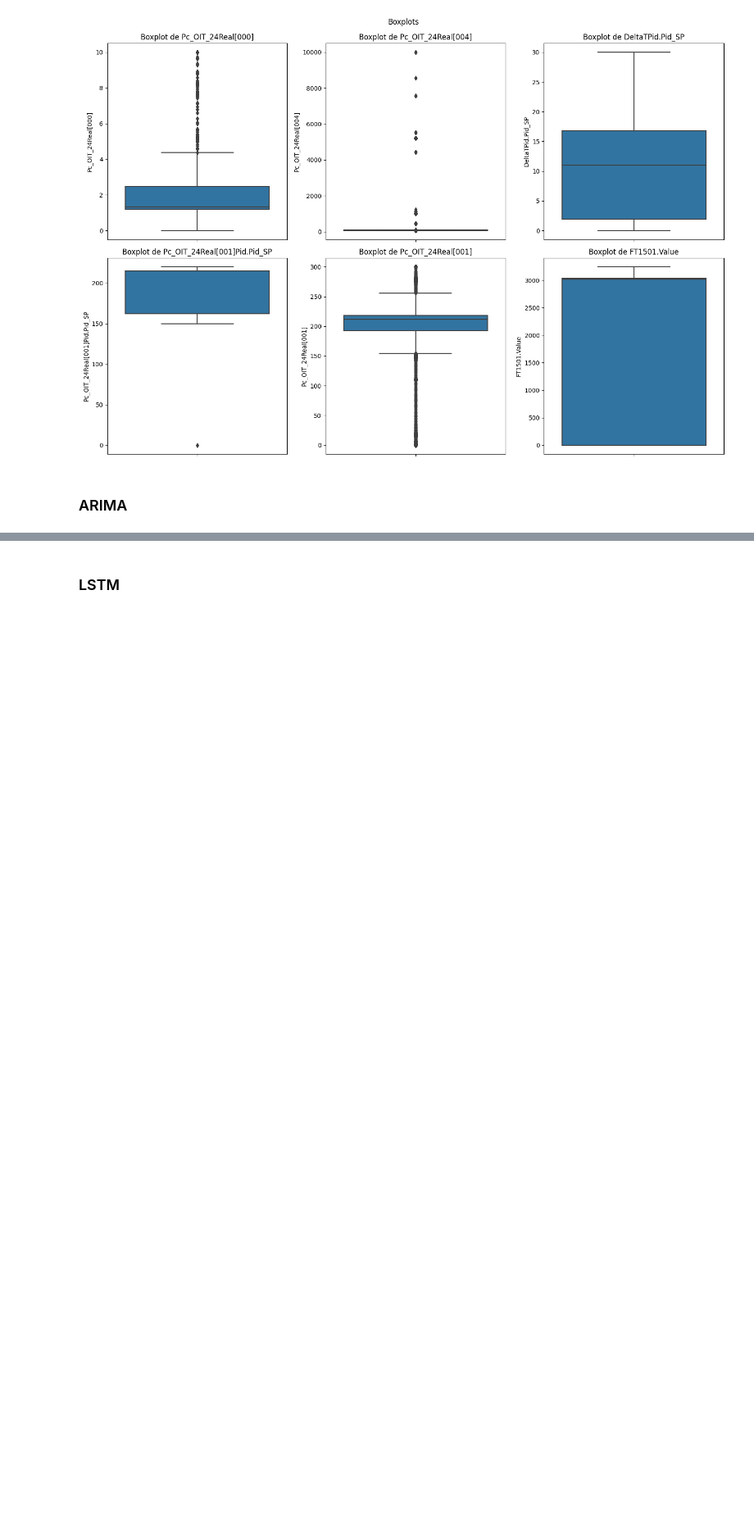
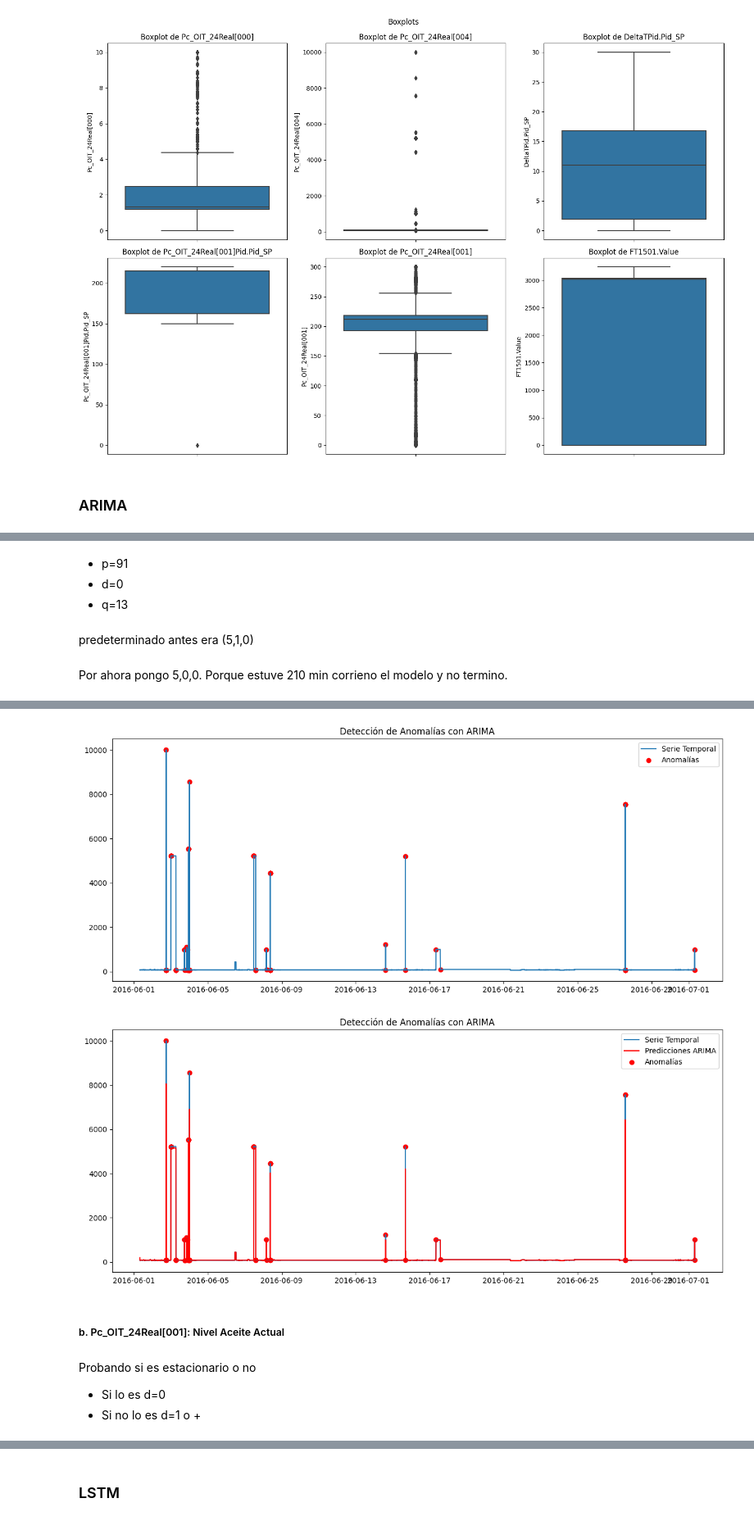
Before and after one commit to FranciscoCordero/allenbradley-mqtt-influx, a Jupyter notebook: machine-learning/Datos Reales/Anomalies.ipynb, the cells around one changed output, grey strips where cells are left out. Shown at 82% size. Saved outputs shown, nothing was run; the diff lists cells and outputs as text; code cells hidden in the pictures; blank space fills up the shorter version.

Commit message:
detectar anomalias

```diff
--- a/machine-learning/Datos Reales/Anomalies.ipynb
+++ b/machine-learning/Datos Reales/Anomalies.ipynb
@@ -141,0 +244,53 @@ plt.show()
+# %% [markdown]
+- p=91
+- d=0
+- q=13
+# %% [markdown]
+predeterminado antes era (5,1,0)
+# %% [markdown]
+Por ahora pongo 5,0,0. Porque estuve 210 min corrieno el modelo y no termino.
+# %%
+# Ajustar el modelo ARIMA
+model = ARIMA(series, order=(5, 0, 0))  # (p, d, q)
+#model = ARIMA(series, order=(91, 0, 13))  # (p, d, q)
+# p: número de términos autorregresivos, numero de observaciones pasadas del modelo
+# d: número de diferencias no estacionales para hacer la serie temporal estacionaria
+#       0= si serie es estacionaria
+#       1O+= si serie no es estacionaria
+# q: número de términos de media móvil, numero de errores pasados que se deben corregir
+model_fit = model.fit()
+
+# Realizar predicciones
+predictions = model_fit.predict(start=0, end=len(series)-1, dynamic=False)
+
+# Calcular los residuos (errores)
+residuals = series - predictions
+
+# Calcular el umbral para detectar anomalías (por ejemplo, 3 desviaciones estándar)
+threshold = 3* np.std(residuals)
+
+# Detectar anomalías
+anomalies = residuals[np.abs(residuals) > threshold]
+print(f'Cantidad de anomalías detectadas: {len(anomalies)}')
+
+# Mostrar las anomalías
+print('Anomalías detectadas:')
+print(anomalies)
+
+# Graficar la serie temporal y las anomalías
+plt.figure(figsize=(15, 6))
+plt.plot(series, label='Serie Temporal')
+#plt.plot(predictions, color='red', label='Predicciones ARIMA')
+plt.scatter(anomalies.index, series[anomalies.index], color='red', label='Anomalías')
+plt.legend()
+plt.title('Detección de Anomalías con ARIMA')
+plt.show()
+
+plt.figure(figsize=(15, 6))
+plt.plot(series, label='Serie Temporal')
+plt.plot(predictions, color='red', label='Predicciones ARIMA')
+plt.scatter(anomalies.index, series[anomalies.index], color='red', label='Anomalías')
+plt.legend()
+plt.title('Detección de Anomalías con ARIMA')
+plt.show()
+# %% [output]
@@ -141,0 +312,8 @@ plt.show()
+[figure, added]
+[figure, added]
+# %% [markdown]
+##### b. Pc_OIT_24Real[001]: Nivel Aceite Actual
+# %% [markdown]
+Probando si es estacionario o no
+- Si lo es d=0
+- Si no lo es d=1 o +
```
Also changed, not shown: parts of 41 cells of this notebook.
